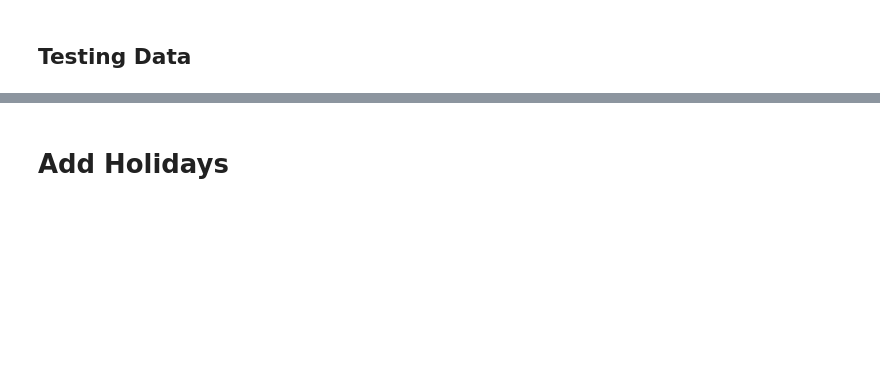
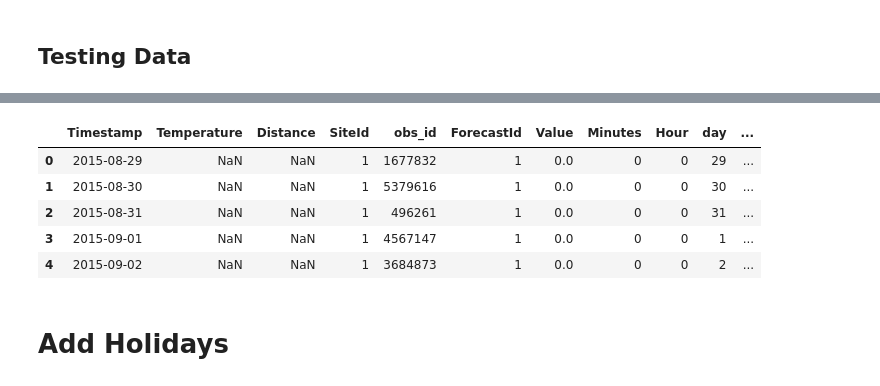
Before and after one commit to WillKoehrsen/power-laws, a Jupyter notebook: exploration/exploration.ipynb, the cells around one changed output, grey strips where cells are left out. Drawn from its saved outputs; the diff is of its cells as text; code cells hidden in the pictures; blank space fills up the shorter version.

```diff
--- a/exploration/exploration.ipynb
+++ b/exploration/exploration.ipynb
@@ -204,16 +193,12 @@ train_weather.head(20)
 # %% [markdown]
 ## Testing Data
-# %%
-test_work_days = []
-
-for i in test_weather.index:
-    row = test_weather.iloc[i]
-    site = row['SiteId']
-    wday = row['Timestamp'].weekday()
-    day_status = meta[meta['SiteId'] == site].iloc[0, 4 + wday]
-    if day_status:
-        test_work_days.append(0)
-    else:
-        test_work_days.append(1)
-# %%
-test_weather['work'] = test_work_days
+# %%
+id_list = set(test_weather['SiteId'])
+wday_list = set(test_weather['wday'])
+
+i = 0
+for site in id_list:
+    site_row = (meta[meta['SiteId'] == site])
+    print(site)
+    for wd in wday_list:
+        test_weather.ix[(test_weather['SiteId'] == site) & (test_weather['wday'] == wd), 'off'] = site_row.iloc[0, 4 + wd]
@@ -219,0 +244,9 @@ test_weather['work'] = test_work_days
+# %%
+test_weather_2.head()
+# %% [output]
+|  | Timestamp | Temperature | Distance | SiteId | obs_id | ForecastId | Value | Minutes | Hour | day | ... |
+| 0 | 2015-08-29 | NaN | NaN | 1 | 1677832 | 1 | 0.0 | 0 | 0 | 29 | ... |
+| 1 | 2015-08-30 | NaN | NaN | 1 | 5379616 | 1 | 0.0 | 0 | 0 | 30 | ... |
+| 2 | 2015-08-31 | NaN | NaN | 1 | 496261 | 1 | 0.0 | 0 | 0 | 31 | ... |
+| 3 | 2015-09-01 | NaN | NaN | 1 | 4567147 | 1 | 0.0 | 0 | 0 | 1 | ... |
+| 4 | 2015-09-02 | NaN | NaN | 1 | 3684873 | 1 | 0.0 | 0 | 0 | 2 | ... |
```
Also changed, not shown: parts of 21 cells of this notebook, 2 other files.
